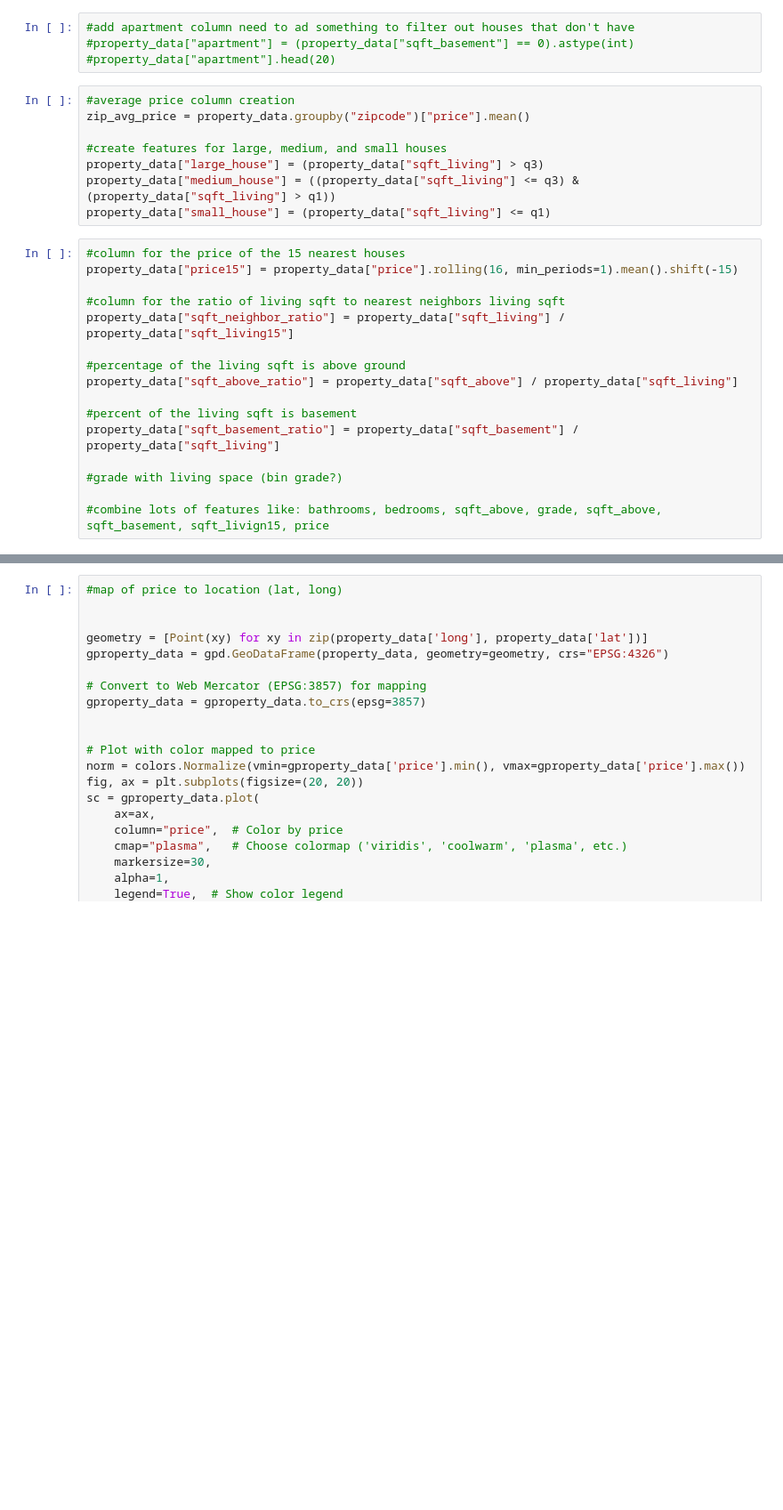
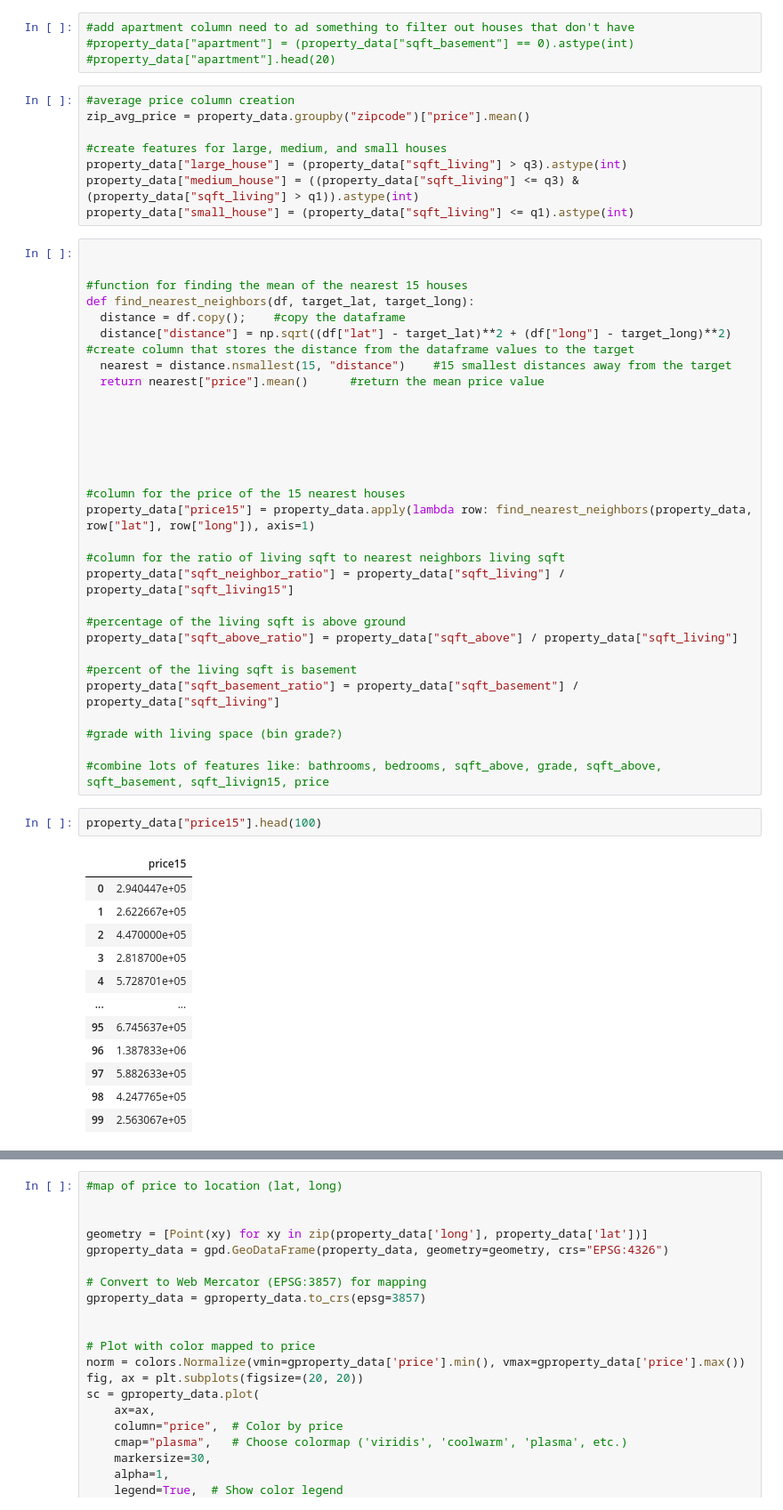
Before and after one commit to MarshallPotts/CSE450-Machine-Learning, a Jupyter notebook: Case_study_3.ipynb, the cells around one changed output, grey strips where cells are left out. Shown at 89% size. Cells and saved outputs as stored; diff of their text form; blank space fills up the shorter version.

```diff
--- a/Case_study_3.ipynb
+++ b/Case_study_3.ipynb
@@ -131,12 +131,26 @@ upper quartile:  10710.0
 zip_avg_price = property_data.groupby("zipcode")["price"].mean()
 
 #create features for large, medium, and small houses
-property_data["large_house"] = (property_data["sqft_living"] > q3)
-property_data["medium_house"] = ((property_data["sqft_living"] <= q3) & (property_data["sqft_living"] > q1))
-property_data["small_house"] = (property_data["sqft_living"] <= q1)
+property_data["large_house"] = (property_data["sqft_living"] > q3).astype(int)
+property_data["medium_house"] = ((property_data["sqft_living"] <= q3) & (property_data["sqft_living"] > q1)).astype(int)
+property_data["small_house"] = (property_data["sqft_living"] <= q1).astype(int)
 # %%
+
+
+#function for finding the mean of the nearest 15 houses
+def find_nearest_neighbors(df, target_lat, target_long):
+  distance = df.copy();    #copy the dataframe
+  distance["distance"] = np.sqrt((df["lat"] - target_lat)**2 + (df["long"] - target_long)**2)      #create column that stores the distance from the dataframe values to the target
+  nearest = distance.nsmallest(15, "distance")    #15 smallest distances away from the target
+  return nearest["price"].mean()      #return the mean price value
+
+
+
+
+
+
 #column for the price of the 15 nearest houses
-property_data["price15"] = property_data["price"].rolling(16, min_periods=1).mean().shift(-15)
+property_data["price15"] = property_data.apply(lambda row: find_nearest_neighbors(property_data, row["lat"], row["long"]), axis=1)
 
 #column for the ratio of living sqft to nearest neighbors living sqft
 property_data["sqft_neighbor_ratio"] = property_data["sqft_living"] / property_data["sqft_living15"]
@@ -150,3 +164,18 @@ property_data["sqft_basement_ratio"] = property_data["sqft_basement"] / property
 #grade with living space (bin grade?)
 
 #combine lots of features like: bathrooms, bedrooms, sqft_above, grade, sqft_above, sqft_basement, sqft_livign15, price
+# %%
+property_data["price15"].head(100)
+# %% [output]
+|  | price15 |
+| 0 | 2.940447e+05 |
+| 1 | 2.622667e+05 |
+| 2 | 4.470000e+05 |
+| 3 | 2.818700e+05 |
+| 4 | 5.728701e+05 |
+| ... | ... |
+| 95 | 6.745637e+05 |
+| 96 | 1.387833e+06 |
+| 97 | 5.882633e+05 |
+| 98 | 4.247765e+05 |
+| 99 | 2.563067e+05 |
```
Also changed, not shown: parts of 5 cells of this notebook.
